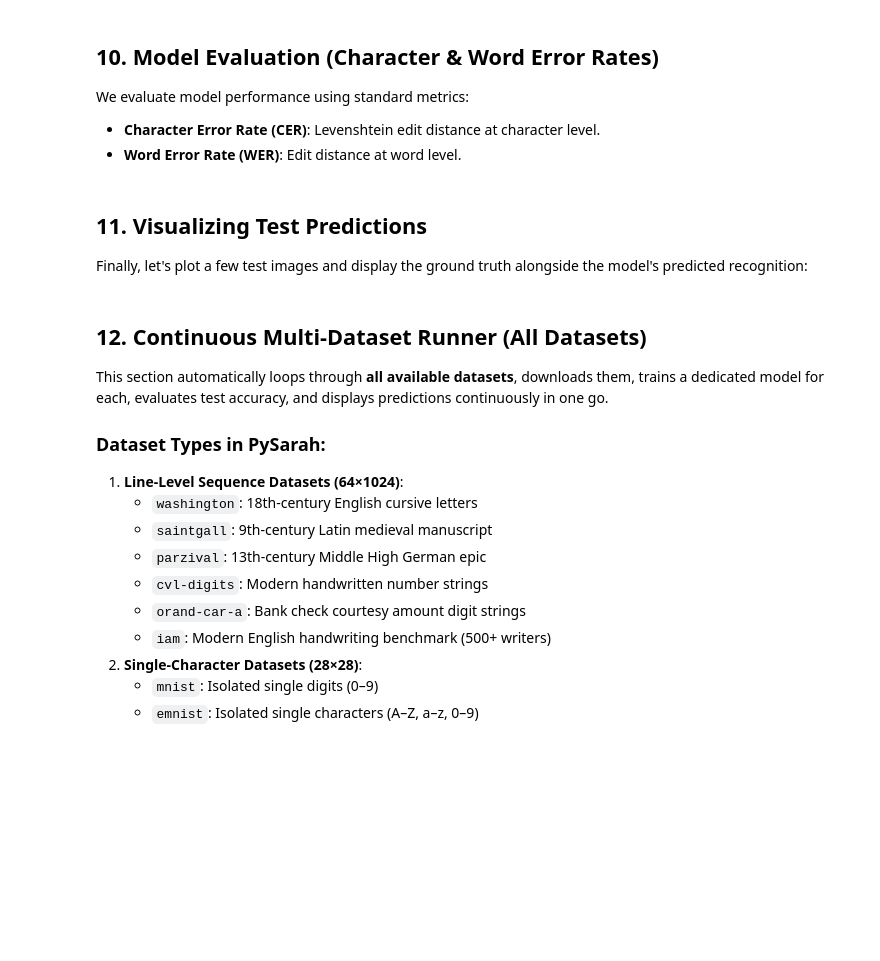
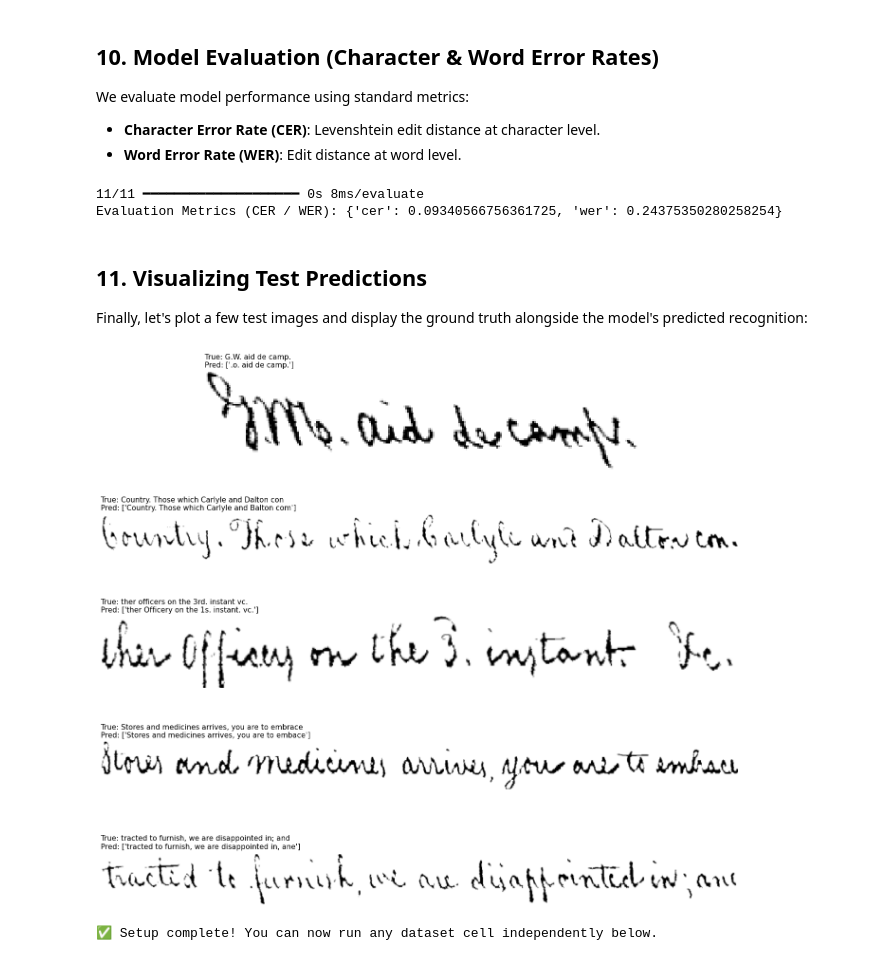
Before and after one commit to Balaji268268/HandwrittenTextRecognition, a Jupyter notebook: tutorial_colab.ipynb, the cells around one changed output. Saved outputs shown, nothing was run; the diff lists cells and outputs as text; code cells hidden in the pictures; blank space fills up the shorter version.

```diff
--- a/tutorial_colab.ipynb
+++ b/tutorial_colab.ipynb
@@ -233,8 +346,10 @@ metrics, evaluations = compose.evaluate_recognition(x=predictions,
                                                     probabilities=probabilities,
                                                     verbose=1)
 
-print("Evaluation Metrics:", metrics)
-print(json.dumps(evaluations['data'], indent=4, ensure_ascii=False)[:1000] + '...\n(truncated)')
+print("Evaluation Metrics (CER / WER):", metrics)
+# %% [output]
+11/11 ━━━━━━━━━━━━━━━━━━━━ 0s 8ms/evaluate
+Evaluation Metrics (CER / WER): {'cer': 0.09340566756361725, 'wer': 0.24375350280258254}
 # %% [markdown]
 ## 11. Visualizing Test Predictions
 
@@ -242,58 +357,46 @@ Finally, let's plot a few test images and display the ground truth alongside the
 # %%
 import matplotlib.pyplot as plt
 
-num_samples = 5
+num_samples = 10
 
-# 1. Generator for raw unencoded ground truth text
+# 1. Generator for raw unencoded ground truth text strings
 src_gen, _ = dataset.get_generator(data_partition='test',
                                    batch_size=num_samples,
                                    batch_encoded=False,
                                    batch_processing=False,
                                    batch_scale=False,
                                    shuffle=False)
 
 # 2. Generator for decoded image numpy arrays
 enc_gen, _ = dataset.get_generator(data_partition='test',
                                    batch_size=num_samples,
                                    batch_encoded=True,
                                    batch_processing=False,
                                    batch_scale=False,
                                    shuffle=False)
 
+# Extract ground truth text and images
 _, y_src = next(src_gen)
-true_texts = y_src[1]
+true_texts = y_src[1]  # List of ground truth text strings
 
 _, y_enc = next(enc_gen)
-images = y_enc[0]
+images = y_enc[0]      # List of decoded numpy image arrays
 
 # 3. Plot test images with True vs Predicted text
 fig, axes = plt.subplots(nrows=len(images), figsize=(14, 2.5 * len(images)))
 if len(images) == 1:
     axes = [axes]
 
 for i, (img, true_text) in enumerate(zip(images, true_texts)):
-    pred = predictions[i] if i < len(predictions) else 'N/A'
+    # Handle top_paths predictions format
+    pred = predictions[i] if i < len(predictions) else "N/A"
     pred_text = pred[0] if isinstance(pred, (list, tuple)) else pred
 
     axes[i].imshow(img, cmap='gray')
     axes[i].set_title(f"True: {true_text}\nPred: {pred_text}", fontsize=11, loc='left')
     axes[i].axis('off')
 
 plt.tight_layout()
 plt.show()
+# %% [output]
+[figure, added]
-# %% [markdown]
-## 12. Continuous Multi-Dataset Runner (All Datasets)
-
-This section automatically loops through **all available datasets**, downloads them, trains a dedicated model for each, evaluates test accuracy, and displays predictions continuously in one go.
-
-### Dataset Types in PySarah:
-1. **Line-Level Sequence Datasets (64×1024)**:
-   - `washington`: 18th-century English cursive letters
-   - `saintgall`: 9th-century Latin medieval manuscript
-   - `parzival`: 13th-century Middle High German epic
-   - `cvl-digits`: Modern handwritten number strings
-   - `orand-car-a`: Bank check courtesy amount digit strings
-   - `iam`: Modern English handwriting benchmark (500+ writers)
-2. **Single-Character Datasets (28×28)**:
-   - `mnist`: Isolated single digits (0–9)
-   - `emnist`: Isolated single characters (A–Z, a–z, 0–9)
@@ -318 +403,33 @@ for k in active_line_datasets:
+# %%
+# ==============================================================================
+# CELL 0: PIPELINE INITIALIZATION & SHARED BENCHMARK TRACKER
+# ==============================================================================
+import os
+import pandas as pd
+import matplotlib.pyplot as plt
+from sarah import Dataset, Augmentor, Compose
+
+seed = 42
+image_shape = (64, 1024, 1)
+recognition = 'flor'
+
+# Global dictionary to keep results and models safe across separate cells
+if 'all_benchmark_results' not in globals():
+    all_benchmark_results = []
+if 'trained_models' not in globals():
+    trained_models = {}
+
+# Standard data augmentor
+augmentor = Augmentor(
+    erode=(0.33, 3),
+    perspective=(0.66, 0.3),
+    shear=(0.33, 0.3),
+    rotate=(0.33, 0.3),
+    scale=(0.33, 0.1),
+    seed=seed
+)
+
+print("✅ Setup complete! You can now run any dataset cell independently below.")
+# %% [output]
+✅ Setup complete! You can now run any dataset cell independently below.
 # %%
```
Also changed, not shown: parts of 33 cells of this notebook, 49 other files.
